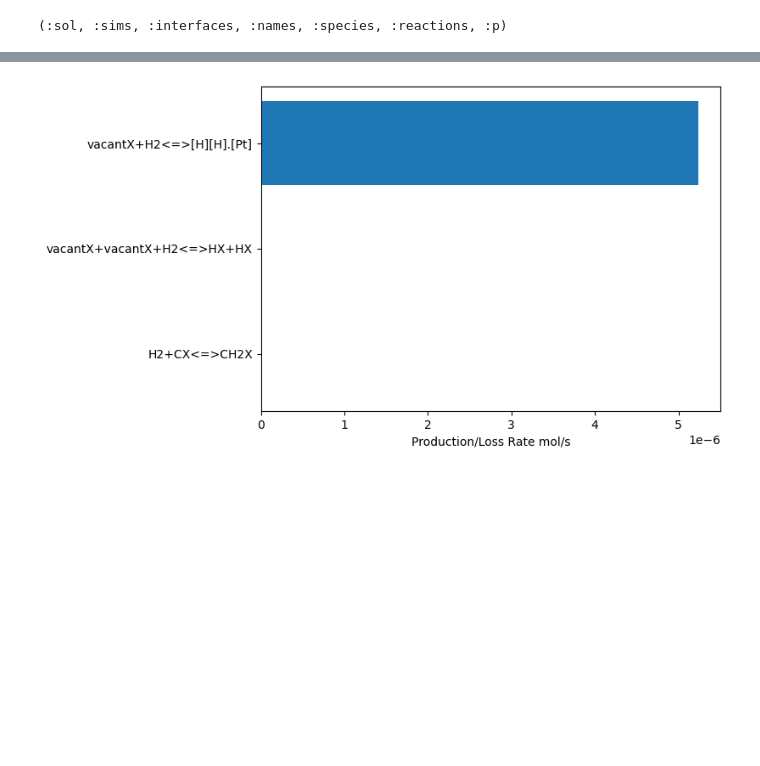
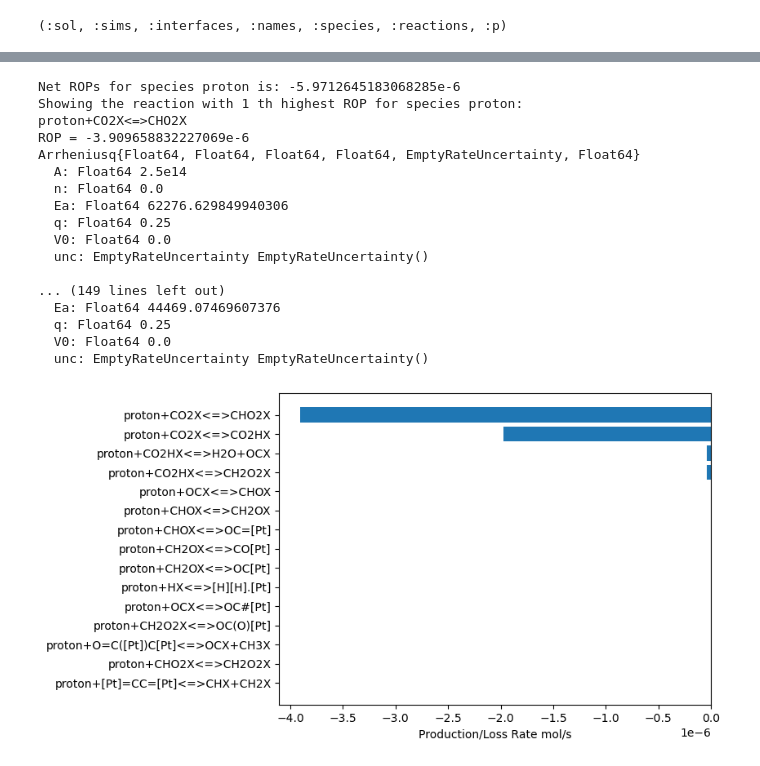
Before and after one commit to rwest/CO2_RR_RMG, a Jupyter notebook: CO2_Reduction_Ag/CO2RR_RMS_Diffusion_Interface_1.ipynb, the cells around one changed output, grey strips where cells are left out. Drawn from its saved outputs; the diff is of its cells as text; code cells hidden in the pictures; blank space fills up the shorter version.

```diff
--- a/CO2_Reduction_Ag/CO2RR_RMS_Diffusion_Interface_1.ipynb
+++ b/CO2_Reduction_Ag/CO2RR_RMS_Diffusion_Interface_1.ipynb
@@ -41,15 +82,15 @@ C_default = 1e-12;
 V_res = 1e3;
 layer_thickness = 1e-3;
 A_surf = V_res*36;
-# V_bl = A_surf*layer_thickness;
-V_bl = V_res;
+V_bl = A_surf*layer_thickness;
+# V_bl = V_res;
 sites = sitedensity*A_surf;
 
 # The initial conditions for individual species are moles not concentration, so we need to multiply concentration by boundary layer volume
 initialcondsboundarylayer = Dict(["proton"=>C_proton*V_bl,
                                   "CO2"=>C_co2*V_bl,
-                                  "H2"=>C_default*10*V_bl,
-                                  "O=CO"=>C_default*V_bl,
+                                #   "H2"=>C_default*10*V_bl,
+                                #   "O=CO"=>C_default*V_bl,
                                   "V"=>V_bl,"T"=>300,"Phi"=>0.0,"d"=>0.0]);
 initialcondsreservoir = Dict(["proton"=>C_proton,
                               "CO2"=>C_co2,
@@ -203,14 +262,14 @@ conc_matrix_bl
 clf()
 
 for i in 1:size(flux_matrix, 1)
-    if maximum(flux_matrix[i, :]) > 1e-25
+    if abs(maximum(flux_matrix[i, :])) > 1e-12
         plot(t_vals, flux_matrix[i, :], label=ssys.sims[1].domain.phase.species[i].name)
 
     end
 end
 
 xscale("log")
-yscale("log")
+# yscale("log")
 xlabel("Time (s)")
 ylabel("Diffusive Flux (mol/s)")
 legend()
@@ -221,7 +280,7 @@ gcf()
 # %%
 clf()
 for i in 1:size(conc_matrix_bl, 1)
-    if maximum(conc_matrix_bl[i, :]) > 1e-25
+    if maximum(conc_matrix_bl[i, :]) > 1e-16
         plot(t_vals, conc_matrix_bl[i, :], label=ssys.sims[1].domain.phase.species[i].name)
 
     end
@@ -619,7 +644,24 @@ plotROP(ssys, "O=CO",1e-8;N=15,tol=0.0)
 # %%
-plotROP(ssys, "H2",1;N=15,tol=0.0)
+plotROP(ssys, "proton",1;N=15,tol=0.0)
 # %% [output]
+Net ROPs for species proton is: -5.9712645183068285e-6
+Showing the reaction with 1 th highest ROP for species proton:
+proton+CO2X<=>CHO2X
+ROP = -3.909658832227069e-6
+Arrheniusq{Float64, Float64, Float64, Float64, EmptyRateUncertainty, Float64}
+  A: Float64 2.5e14
+  n: Float64 0.0
+  Ea: Float64 62276.629849940306
+  q: Float64 0.25
+  V0: Float64 0.0
+  unc: EmptyRateUncertainty EmptyRateUncertainty()
+
+... (149 lines left out)
+  Ea: Float64 44469.07469607376
+  q: Float64 0.25
+  V0: Float64 0.0
+  unc: EmptyRateUncertainty EmptyRateUncertainty()
-[figure, old version]
+[figure, new version]
 # %%
 plotROP(ssys, "O=CO",1;N=15,tol=0.0)
 # %% [output]
```
Also changed, not shown: parts of 41 cells of this notebook.
